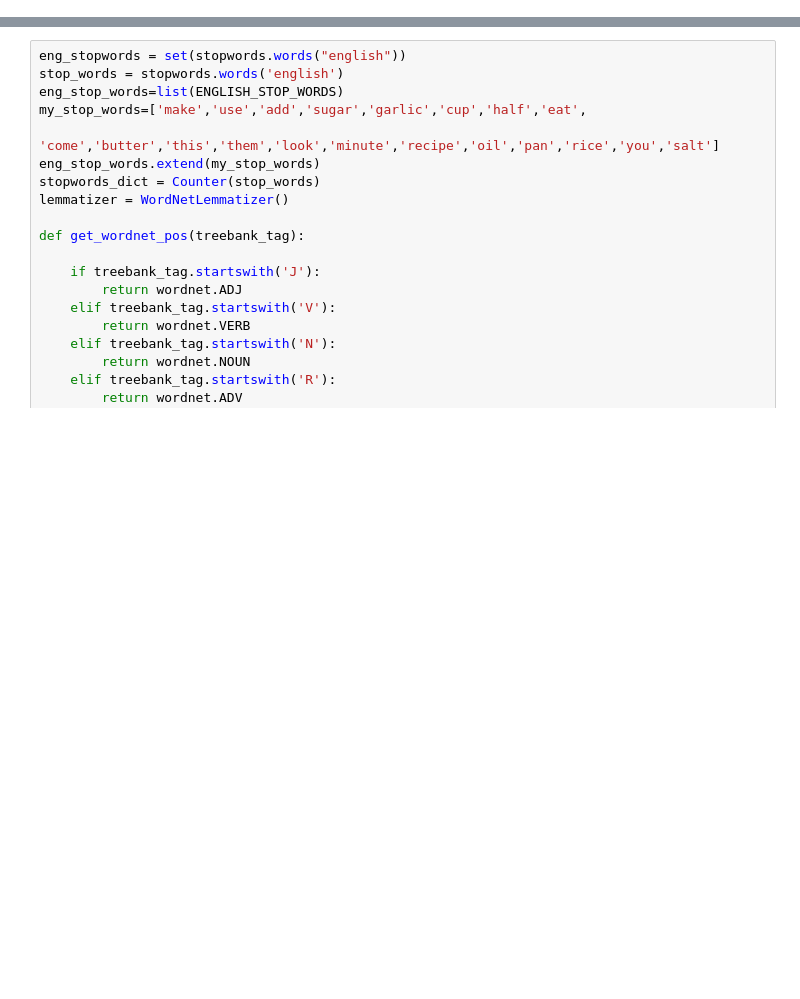
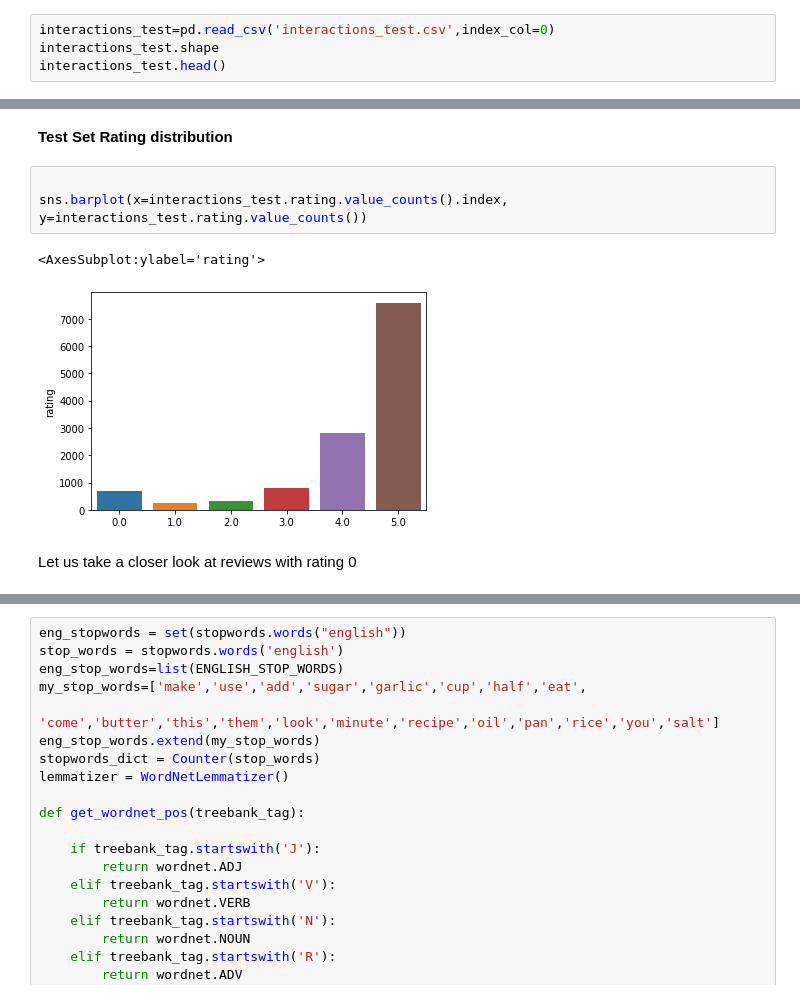
Before and after one commit to Adarsh3thy/RecipeRecommender, a Jupyter notebook: Reviews Sentiment Analysis.ipynb, the cells around one changed output, grey strips where cells are left out. Drawn from its saved outputs; the diff is of its cells as text; blank space fills up the shorter version.

```diff
--- a/Reviews Sentiment Analysis.ipynb
+++ b/Reviews Sentiment Analysis.ipynb
@@ -70,0 +69,4 @@ interactions.shape
+# %%
+interactions_test=pd.read_csv('interactions_test.csv',index_col=0)
+interactions_test.shape
+interactions_test.head()
@@ -70,0 +92,10 @@ interactions.shape
+# %% [markdown]
+<b> Test Set Rating distribution </b>
+# %%
+
+sns.barplot(x=interactions_test.rating.value_counts().index, y=interactions_test.rating.value_counts())
+# %% [output]
+<AxesSubplot:ylabel='rating'>
+[figure, added]
+# %% [markdown]
+Let us take a closer look at reviews with rating 0
```
Also changed, not shown: parts of 76 cells of this notebook, 2 other files.
